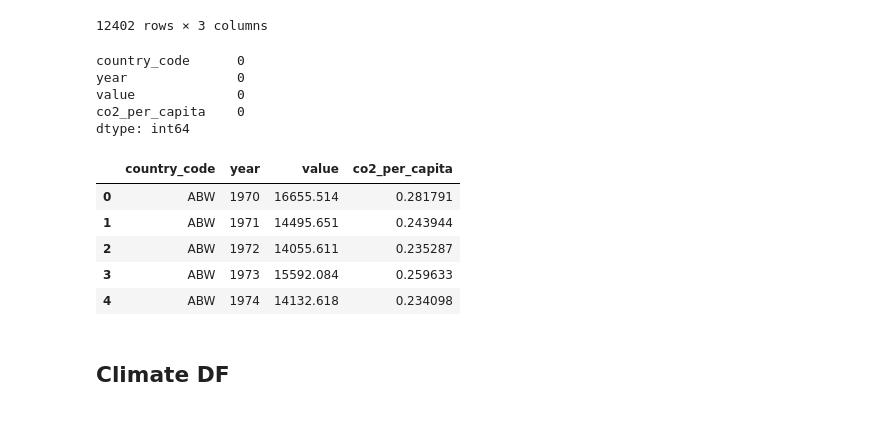
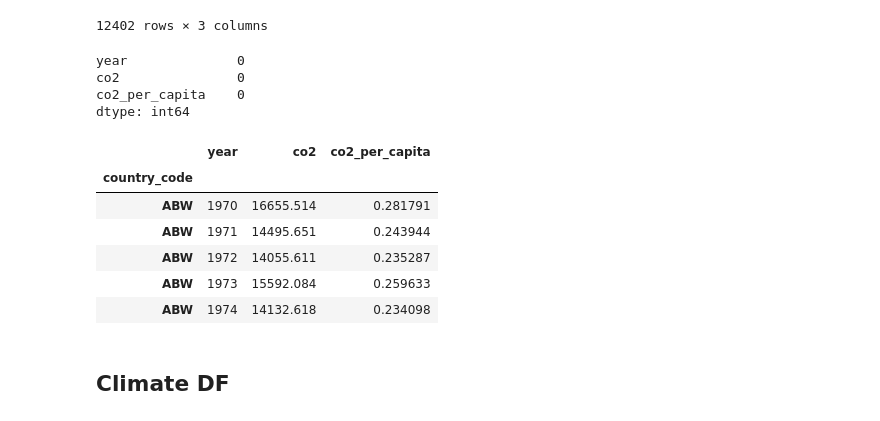
Before and after one commit to erdnuz/climate_lens, a Jupyter notebook: preprocessing.ipynb, the cells around one changed output. Saved outputs shown, nothing was run; the diff lists cells and outputs as text; code cells hidden in the pictures.

```diff
--- a/preprocessing.ipynb
+++ b/preprocessing.ipynb
@@ -138,23 +138,24 @@ df_co2 = df_co2.merge(
 # %%
 df_co2['co2_per_capita'] = df_co2['value'] / df_co2['population']
 df_co2 = df_co2.drop(columns=["country_name", "population"])
-df_co2.rename(columns={'value':'co2'})
+df_co2 = df_co2.rename(columns={'value':'co2'})
 
-df_co2.to_csv('co2.csv')
+df_co2.set_index('country_code', inplace=True)
+df_co2.to_csv('data_explore/co2.csv')
 print(df_co2.isna().sum())
 df_co2.head()
 # %% [output]
-country_code      0
 year              0
-value             0
+co2               0
 co2_per_capita    0
 dtype: int64
-|  | country_code | year | value | co2_per_capita |
-| 0 | ABW | 1970 | 16655.514 | 0.281791 |
-| 1 | ABW | 1971 | 14495.651 | 0.243944 |
-| 2 | ABW | 1972 | 14055.611 | 0.235287 |
-| 3 | ABW | 1973 | 15592.084 | 0.259633 |
-| 4 | ABW | 1974 | 14132.618 | 0.234098 |
+|  | year | co2 | co2_per_capita |
+| country_code |  |  |  |
+| ABW | 1970 | 16655.514 | 0.281791 |
+| ABW | 1971 | 14495.651 | 0.243944 |
+| ABW | 1972 | 14055.611 | 0.235287 |
+| ABW | 1973 | 15592.084 | 0.259633 |
+| ABW | 1974 | 14132.618 | 0.234098 |
 # %% [markdown]
 ## Climate DF
 # %%
```
Also changed, not shown: parts of 10 cells of this notebook, 10 other files.
